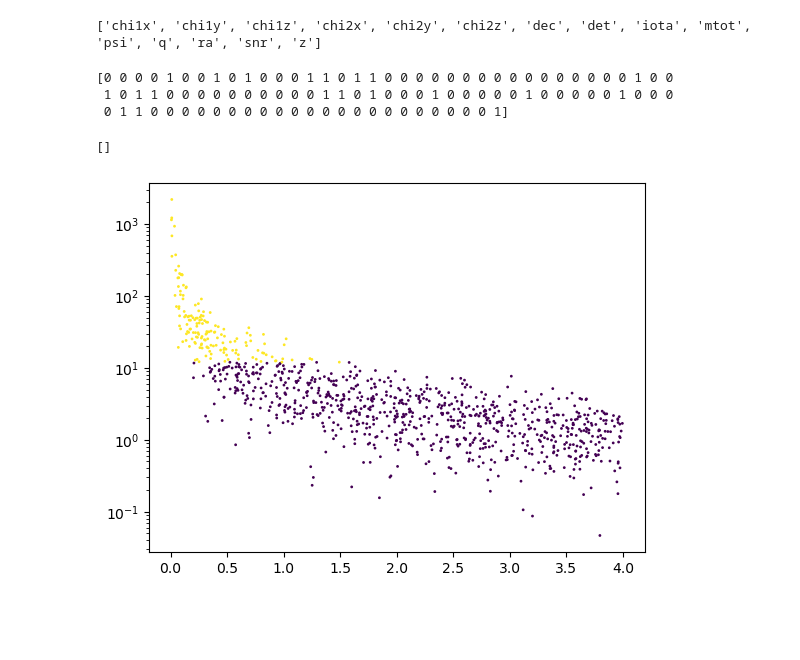
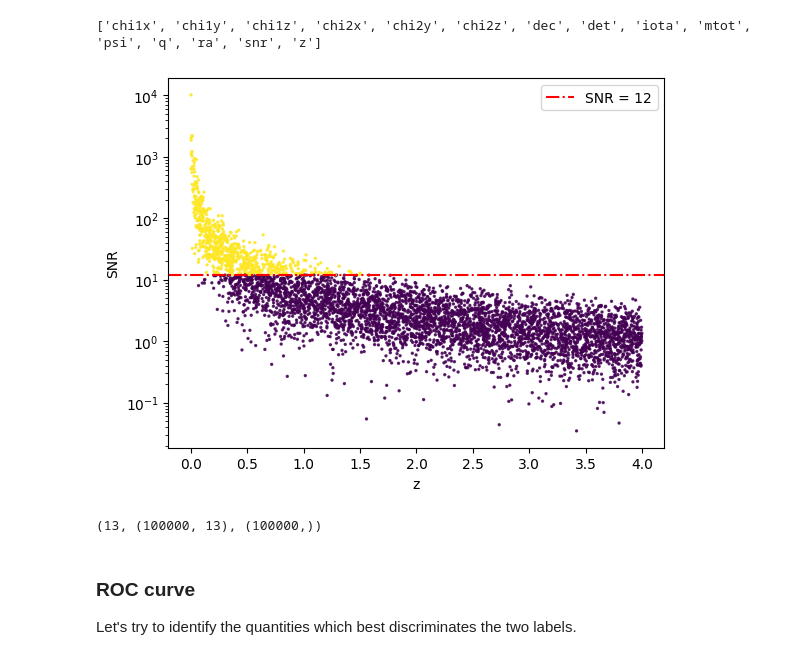
Before and after one commit to lisam10/astrostatistics_bicocca_2024, a Jupyter notebook: working/W20_GWselection.ipynb, the cells around one changed output. Cells and saved outputs as stored; diff of their text form; code cells hidden in the pictures; blank space fills up the shorter version.

```diff
--- a/working/W20_GWselection.ipynb
+++ b/working/W20_GWselection.ipynb
@@ -9,15 +10,13 @@ key_names = list(f.keys())
 print(key_names)
 # %% [output]
 ['chi1x', 'chi1y', 'chi1z', 'chi2x', 'chi2y', 'chi2z', 'dec', 'det', 'iota', 'mtot', 'psi', 'q', 'ra', 'snr', 'z']
-# %%
-print(f['det'][0:100])
-# %% [output]
-[0 0 0 0 1 0 0 1 0 1 0 0 0 1 1 0 1 1 0 0 0 0 0 0 0 0 0 0 0 0 0 0 0 0 1 0 0
- 1 0 1 1 0 0 0 0 0 0 0 0 0 0 1 1 0 1 0 0 0 1 0 0 0 0 0 1 0 0 0 0 0 1 0 0 0
- 0 1 1 0 0 0 0 0 0 0 0 0 0 0 0 0 0 0 0 0 0 0 0 0 0 1]
 # %%
-plt.scatter(f['z'][0:1000], f['snr'][0:1000], c = f['det'][0:1000], s = 1)
+plt.axhline(12, c='red', ls='-.', label = 'SNR = 12')
+plt.scatter(f['z'][0:5000], f['snr'][0:5000], c = f['det'][0:5000], s=2, alpha = 0.8)
+plt.legend()
+plt.xlabel('z')
+plt.ylabel('SNR')
 plt.semilogy()
+plt.show()
 # %% [output]
-[]
-[figure, old version]
+[figure, new version]
@@ -24,3 +35,10 @@ plt.semilogy()
+# %%
+len(x_keys), X.shape, y.shape
+# %% [output]
+(13, (100000, 13), (100000,))
+# %% [markdown]
+### ROC curve
+Let's try to identify the quantities which best discriminates the two labels.
 # %%
 from sklearn.linear_model import LogisticRegression
 from sklearn.model_selection import train_test_split
```
Also changed, not shown: parts of 17 cells of this notebook.
